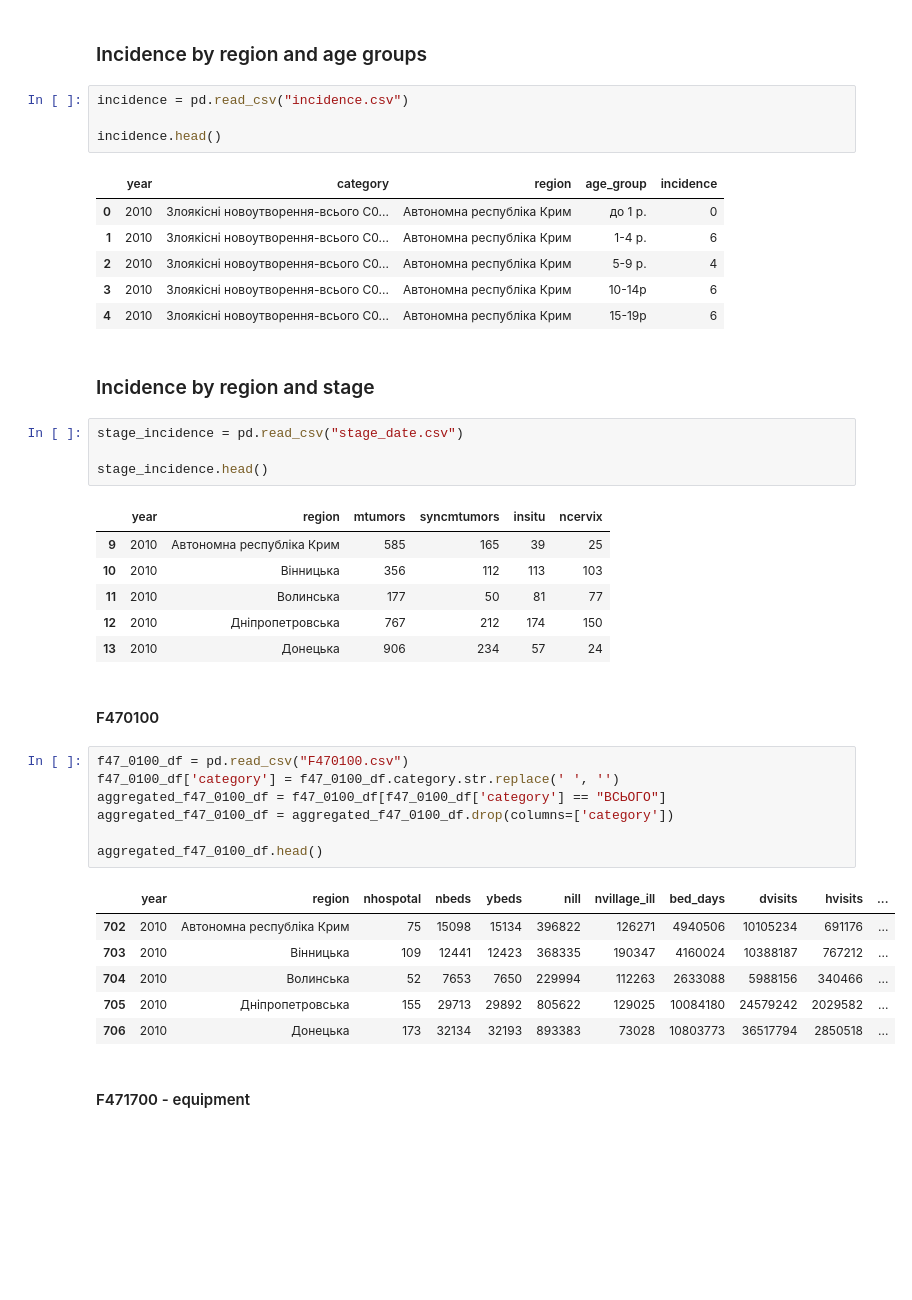
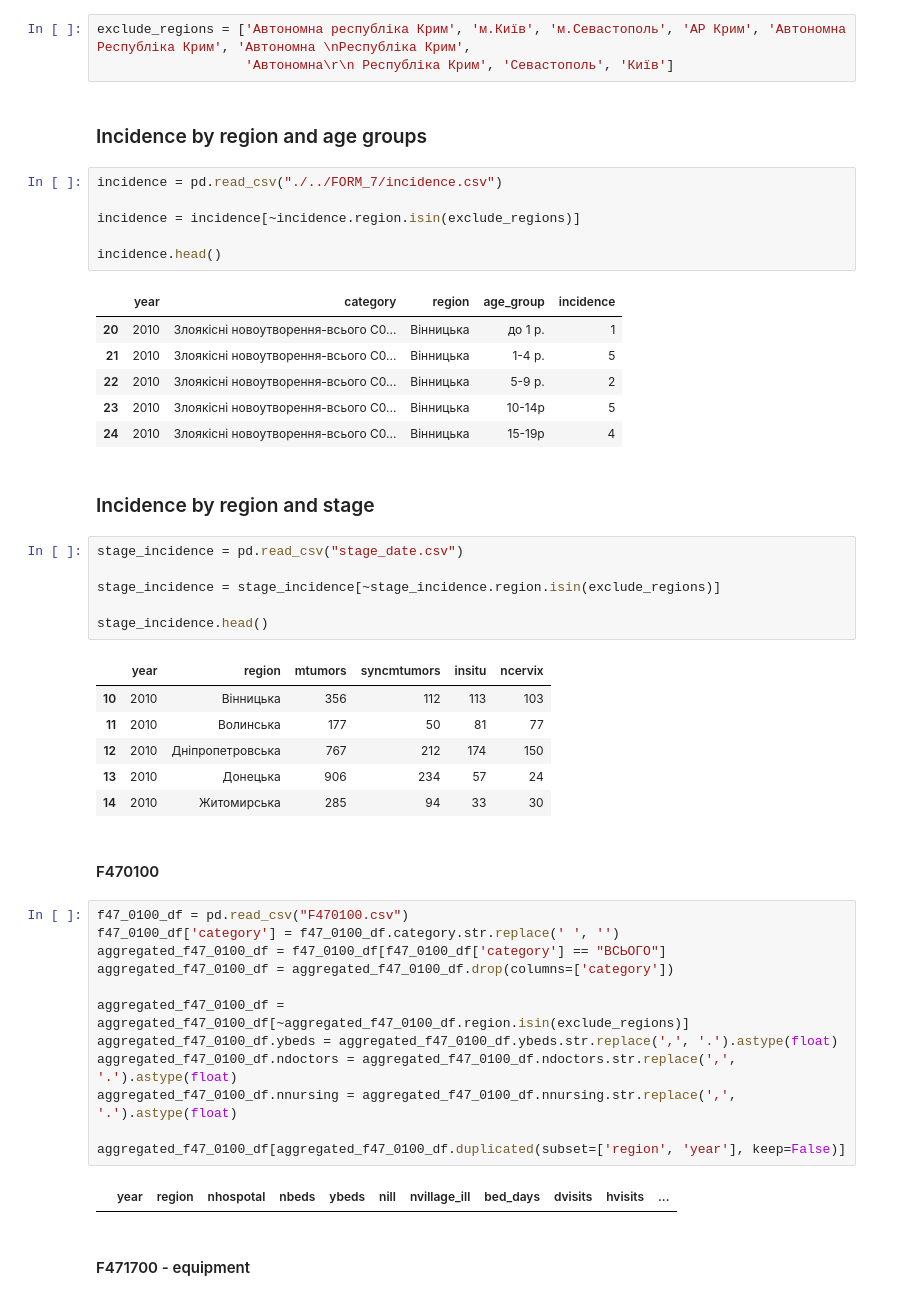
Before and after one commit to Zhukowych/cancer_incidence, a Jupyter notebook: final_dataset/merging.ipynb, the cells around one changed output. Drawn from its saved outputs; the diff is of its cells as text; blank space fills up the shorter version.

```diff
--- a/final_dataset/merging.ipynb
+++ b/final_dataset/merging.ipynb
@@ -2,48 +3,55 @@
 import pandas as pd
 # %% [markdown]
 # Components
+# %%
+exclude_regions = ['Автономна pеспубліка Крим', 'м.Київ', 'м.Севастополь', 'АР Крим', 'Автономна Республіка Крим', 'Автономна \nРеспубліка Крим',
+                   'Автономна\r\n Республіка Крим', 'Севастополь', 'Київ']
 # %% [markdown]
 ### Incidence by region and age groups
 # %%
-incidence = pd.read_csv("incidence.csv")
+incidence = pd.read_csv("./../FORM_7/incidence.csv")
+
+incidence = incidence[~incidence.region.isin(exclude_regions)]
 
 incidence.head()
 # %% [output]
 |  | year | category | region | age_group | incidence |
-| 0 | 2010 | Злоякiснi новоутворення-всього C0... | Автономна pеспубліка Крим | до 1 р. | 0 |
-| 1 | 2010 | Злоякiснi новоутворення-всього C0... | Автономна pеспубліка Крим | 1-4 р. | 6 |
-| 2 | 2010 | Злоякiснi новоутворення-всього C0... | Автономна pеспубліка Крим | 5-9 р. | 4 |
-| 3 | 2010 | Злоякiснi новоутворення-всього C0... | Автономна pеспубліка Крим | 10-14р | 6 |
-| 4 | 2010 | Злоякiснi новоутворення-всього C0... | Автономна pеспубліка Крим | 15-19р | 6 |
+| 20 | 2010 | Злоякiснi новоутворення-всього C0... | Вінницька | до 1 р. | 1 |
+| 21 | 2010 | Злоякiснi новоутворення-всього C0... | Вінницька | 1-4 р. | 5 |
+| 22 | 2010 | Злоякiснi новоутворення-всього C0... | Вінницька | 5-9 р. | 2 |
+| 23 | 2010 | Злоякiснi новоутворення-всього C0... | Вінницька | 10-14р | 5 |
+| 24 | 2010 | Злоякiснi новоутворення-всього C0... | Вінницька | 15-19р | 4 |
 # %% [markdown]
 ### Incidence by region and stage
 # %%
 stage_incidence = pd.read_csv("stage_date.csv")
 
+stage_incidence = stage_incidence[~stage_incidence.region.isin(exclude_regions)]
+
 stage_incidence.head()
 # %% [output]
 |  | year | region | mtumors | syncmtumors | insitu | ncervix |
-| 9 | 2010 | Автономна pеспубліка Крим | 585 | 165 | 39 | 25 |
 | 10 | 2010 | Вінницька | 356 | 112 | 113 | 103 |
 | 11 | 2010 | Волинська | 177 | 50 | 81 | 77 |
 | 12 | 2010 | Дніпропетровська | 767 | 212 | 174 | 150 |
 | 13 | 2010 | Донецька | 906 | 234 | 57 | 24 |
+| 14 | 2010 | Житомирська | 285 | 94 | 33 | 30 |
 # %% [markdown]
 #### F470100
 # %%
 f47_0100_df = pd.read_csv("F470100.csv")
 f47_0100_df['category'] = f47_0100_df.category.str.replace(' ', '')
 aggregated_f47_0100_df = f47_0100_df[f47_0100_df['category'] == "ВСЬОГО"]
 aggregated_f47_0100_df = aggregated_f47_0100_df.drop(columns=['category'])
 
-aggregated_f47_0100_df.head()
+aggregated_f47_0100_df = aggregated_f47_0100_df[~aggregated_f47_0100_df.region.isin(exclude_regions)]
+aggregated_f47_0100_df.ybeds = aggregated_f47_0100_df.ybeds.str.replace(',', '.').astype(float)
+aggregated_f47_0100_df.ndoctors = aggregated_f47_0100_df.ndoctors.str.replace(',', '.').astype(float)
+aggregated_f47_0100_df.nnursing = aggregated_f47_0100_df.nnursing.str.replace(',', '.').astype(float)
+
+aggregated_f47_0100_df[aggregated_f47_0100_df.duplicated(subset=['region', 'year'], keep=False)]
 # %% [output]
 |  | year | region | nhospotal | nbeds | ybeds | nill | nvillage_ill | bed_days | dvisits | hvisits | ... |
-| 702 | 2010 | Автономна pеспубліка Крим | 75 | 15098 | 15134 | 396822 | 126271 | 4940506 | 10105234 | 691176 | ... |
-| 703 | 2010 | Вінницька | 109 | 12441 | 12423 | 368335 | 190347 | 4160024 | 10388187 | 767212 | ... |
-| 704 | 2010 | Волинська | 52 | 7653 | 7650 | 229994 | 112263 | 2633088 | 5988156 | 340466 | ... |
-| 705 | 2010 | Дніпропетровська | 155 | 29713 | 29892 | 805622 | 129025 | 10084180 | 24579242 | 2029582 | ... |
-| 706 | 2010 | Донецька | 173 | 32134 | 32193 | 893383 | 73028 | 10803773 | 36517794 | 2850518 | ... |
 # %% [markdown]
 #### F471700 - equipment
 # %%
```
Also changed, not shown: parts of 18 cells of this notebook, 7 other files.
